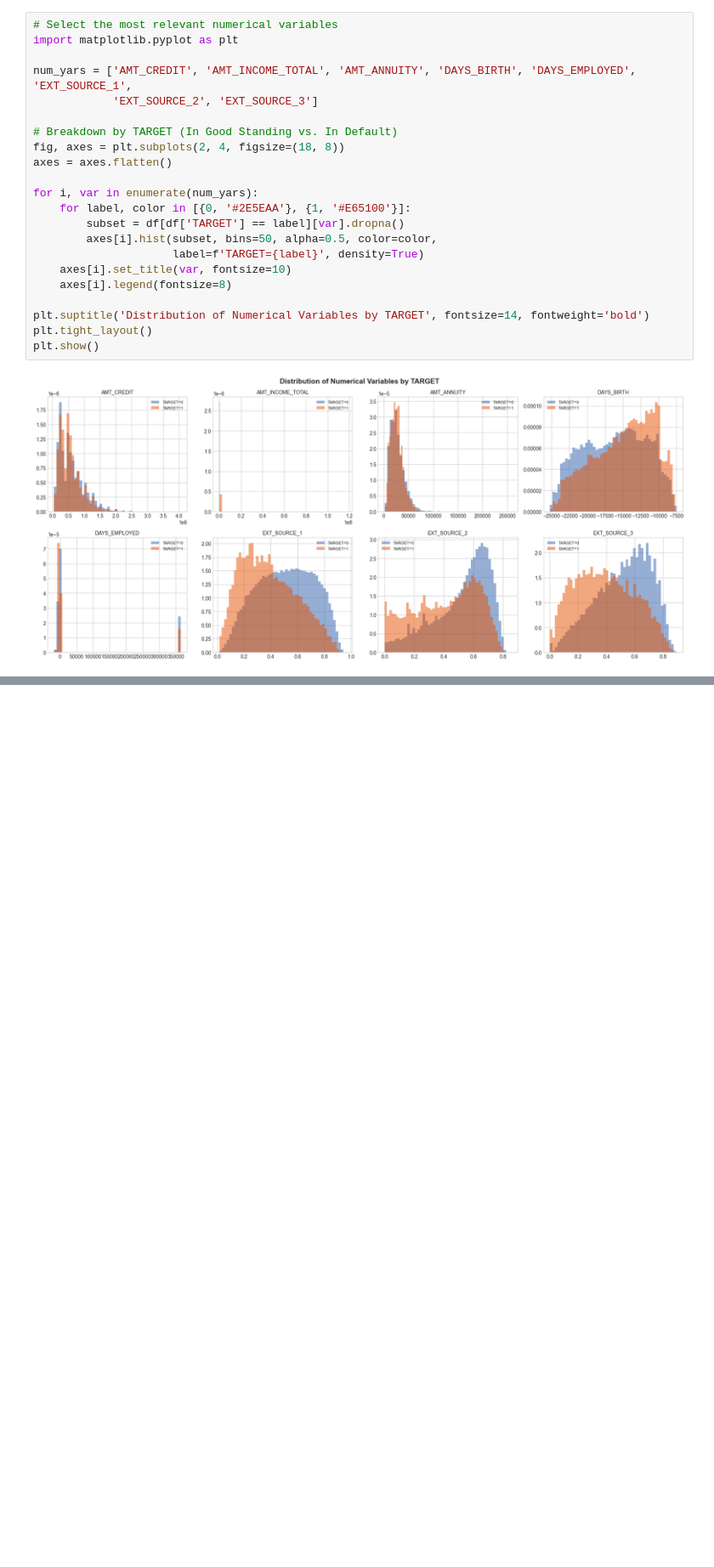
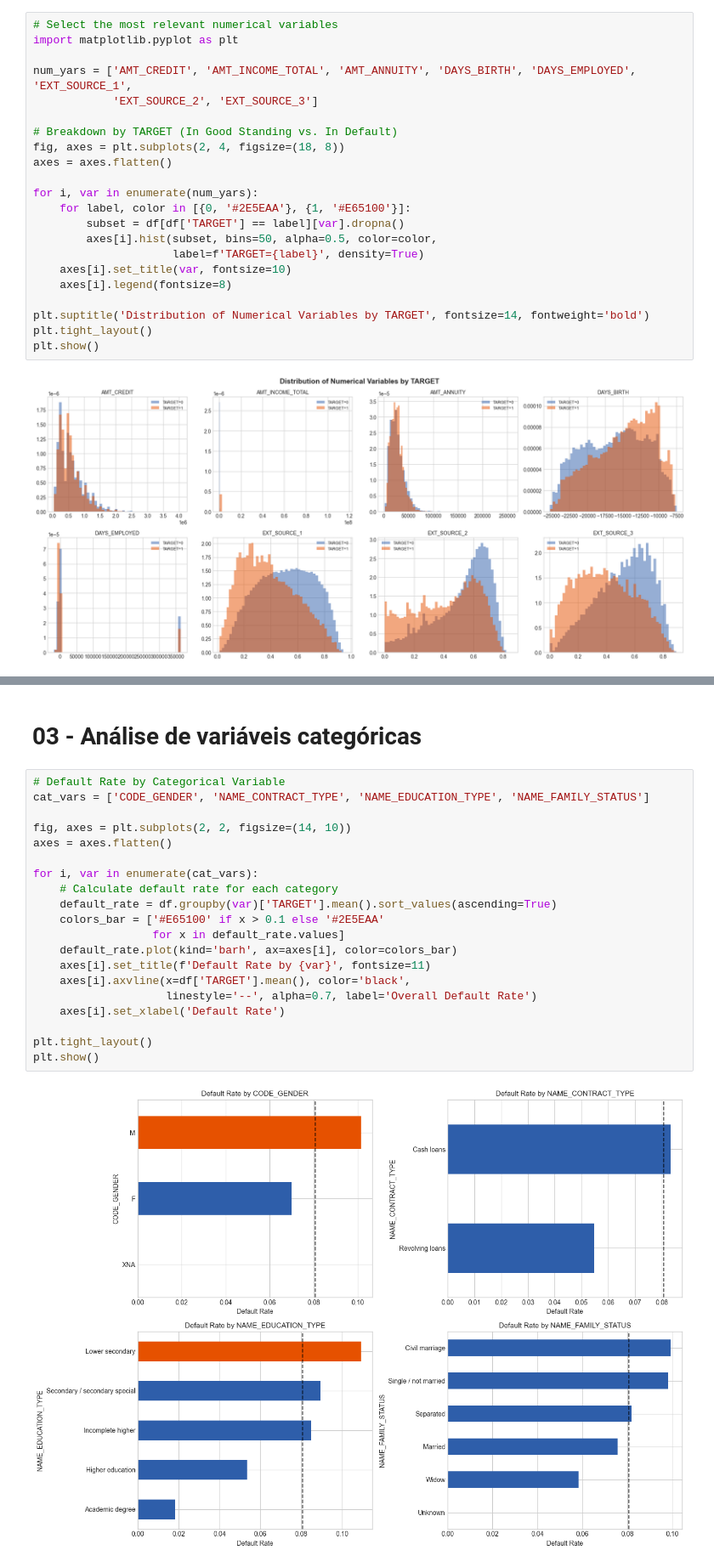
Before and after one commit to RPdatascience819/Analise-Preditiva-de-Risco-de-Credito-e-Score-Alternativo-com-Open-Finance, a Jupyter notebook: notebooks/01_eda.ipynb, the cells around one changed output, grey strips where cells are left out. Shown at 85% size. Cells and saved outputs as stored; diff of their text form; blank space fills up the shorter version.

Commit message:
Add EDA categorical default rate conclusion

```diff
--- a/notebooks/01_eda.ipynb
+++ b/notebooks/01_eda.ipynb
@@ -127,0 +128,24 @@ Para o projeto de risco de credito e score alternativo, a principal conclusao e
+# %% [markdown]
+# 03 - Análise de variáveis categóricas
+# %%
+# Default Rate by Categorical Variable
+cat_vars = ['CODE_GENDER', 'NAME_CONTRACT_TYPE', 'NAME_EDUCATION_TYPE', 'NAME_FAMILY_STATUS']
+
+fig, axes = plt.subplots(2, 2, figsize=(14, 10))
+axes = axes.flatten()
+
+for i, var in enumerate(cat_vars):
+    # Calculate default rate for each category
+    default_rate = df.groupby(var)['TARGET'].mean().sort_values(ascending=True)
+    colors_bar = ['#E65100' if x > 0.1 else '#2E5EAA'
+                  for x in default_rate.values]
+    default_rate.plot(kind='barh', ax=axes[i], color=colors_bar)
+    axes[i].set_title(f'Default Rate by {var}', fontsize=11)
+    axes[i].axvline(x=df['TARGET'].mean(), color='black',
+                    linestyle='--', alpha=0.7, label='Overall Default Rate')
+    axes[i].set_xlabel('Default Rate')
+
+plt.tight_layout()
+plt.show()
+# %% [output]
+[figure, added]
```
Also changed, not shown: parts of 2 cells of this notebook.
